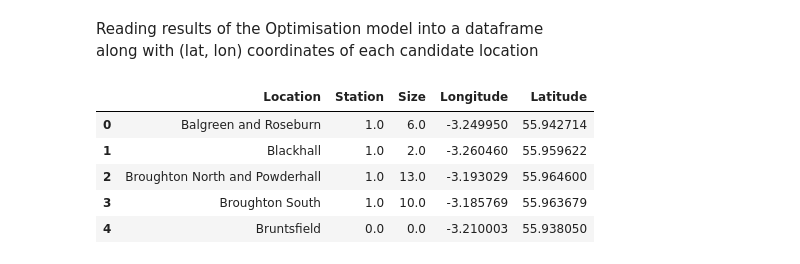
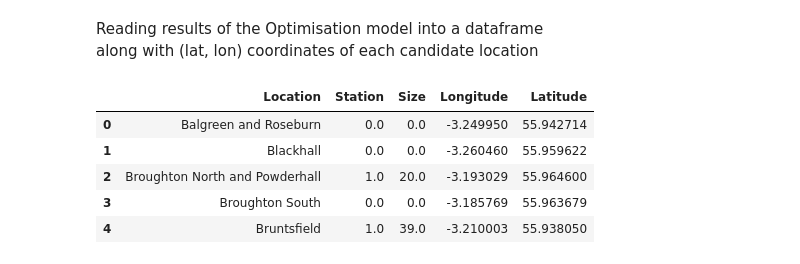
Before and after one commit to ZornitsaAsanska/MILP-Optimisation-E-scooter-Sharing-Scheme, a Jupyter notebook: geojson_map.ipynb, the cells around one changed output. Cells and saved outputs as stored; diff of their text form; code cells hidden in the pictures.

```diff
--- a/geojson_map.ipynb
+++ b/geojson_map.ipynb
@@ -14,21 +14,21 @@ reduced = True
 minimise = True
 # %%
 if reduced:
-    df_locations = pd.read_csv("results-carbon-reduced.csv")
+    df_locations = pd.read_csv("results-profit-reduced.csv")
     coords = np.loadtxt("Data/coordinates-reduced.csv",delimiter=",")
 else:
     df_locations = pd.read_csv("results.csv")
     coords = np.loadtxt("Data/coordinates.csv", delimiter=",")
 df_locations['Longitude'] = coords[:,0]
 df_locations['Latitude'] = coords[:,1]
 df_locations.head()
 # %% [output]
 |  | Location | Station | Size | Longitude | Latitude |
-| 0 | Balgreen and Roseburn | 1.0 | 6.0 | -3.249950 | 55.942714 |
-| 1 | Blackhall | 1.0 | 2.0 | -3.260460 | 55.959622 |
-| 2 | Broughton North and Powderhall | 1.0 | 13.0 | -3.193029 | 55.964600 |
-| 3 | Broughton South | 1.0 | 10.0 | -3.185769 | 55.963679 |
-| 4 | Bruntsfield | 0.0 | 0.0 | -3.210003 | 55.938050 |
+| 0 | Balgreen and Roseburn | 0.0 | 0.0 | -3.249950 | 55.942714 |
+| 1 | Blackhall | 0.0 | 0.0 | -3.260460 | 55.959622 |
+| 2 | Broughton North and Powderhall | 1.0 | 20.0 | -3.193029 | 55.964600 |
+| 3 | Broughton South | 0.0 | 0.0 | -3.185769 | 55.963679 |
+| 4 | Bruntsfield | 1.0 | 39.0 | -3.210003 | 55.938050 |
 # %%
 # List of GeoJson Feature Objects
 features = list()
```
Also changed, not shown: parts of 1 cell of this notebook, 4 other files.
